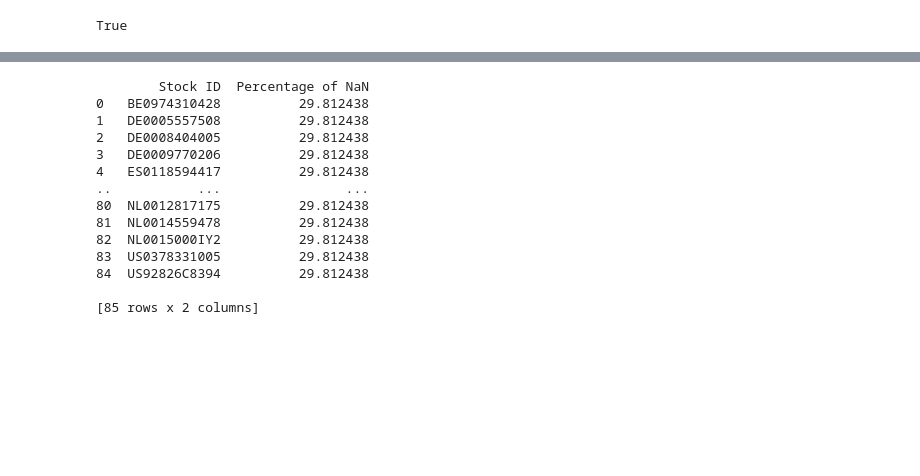
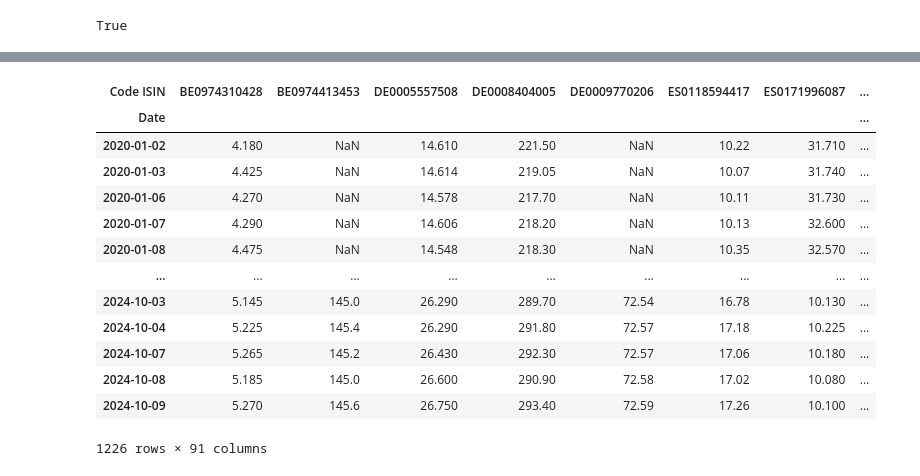
Before and after one commit to houssem026/Portfolio-Optimization, a Jupyter notebook: Risk_Return_Portfolio.ipynb, the cells around one changed output, grey strips where cells are left out. Drawn from its saved outputs; the diff is of its cells as text; code cells hidden in the pictures; blank space fills up the shorter version.

```diff
--- a/Risk_Return_Portfolio.ipynb
+++ b/Risk_Return_Portfolio.ipynb
@@ -29,10 +55,3 @@ check_unique_devise_per_stock(stocksPrices)
 # %% [output]
 Each stock uses a unique devise for pricing.
 True
-# %%
-# Sort the DataFrame by stock and date to ensure correct order
-stocksPrices = stocksPrices.sort_values(by=['Code ISIN', 'Date'])
-
-# Calculate the daily return
-stocksPrices['daily_return'] = stocksPrices.groupby('Code ISIN')['Cours'].apply(
-    lambda x: (x - x.shift(1)).where(x != 0, 0)/x.where(x != 0, 1) * 100).reset_index(level=0, drop=True)
@@ -121,10 +83,12 @@ Stock US92826C8394 has gaps in its date range.
 # %%
 # Generate a full date range
+start_date = pd.to_datetime("2020-01-01")
+end_date = stocksPrices["Date"].max()
 all_dates = pd.date_range(start=start_date, end=end_date)
 
 # Pivot the DataFrame
 pivoted_stocksPrices = (
-    filtered_stocksPrices.pivot(index='Date', columns='Code ISIN', values='Cours')  # Pivot to wide format
+    stocksPrices.pivot(index='Date', columns='Code ISIN', values='Cours')  # Pivot to wide format
     .reindex(all_dates)  # Reindex to include all dates
 )
 
@@ -150,25 +97,30 @@ pivoted_stocksPrices
-# %%
-# Calculate the percentage of NaN values in each column
-nan_percentage = pivoted_stocksPrices.isna().mean() * 100
-
-# Convert the result to a DataFrame for better readability
-nan_percentage_df = nan_percentage.reset_index()
-nan_percentage_df.columns = ['Stock ID', 'Percentage of NaN']
-
-# Print the result
-print(nan_percentage_df)
-# %% [output]
-        Stock ID  Percentage of NaN
-0   BE0974310428          29.812438
-1   DE0005557508          29.812438
-2   DE0008404005          29.812438
-3   DE0009770206          29.812438
-4   ES0118594417          29.812438
-..           ...                ...
-80  NL0012817175          29.812438
-81  NL0014559478          29.812438
-82  NL0015000IY2          29.812438
-83  US0378331005          29.812438
-84  US92826C8394          29.812438
-
-[85 rows x 2 columns]
+# %%
+#function to eliminate empty rows in a dataset
+def EmptyRowsElimination(dfAssetPrices):
+
+    # read dataset and extract its dimensions
+    [Rows, Columns] = dfAssetPrices.shape
+    dFrame = dfAssetPrices.iloc[0:Rows, 0:Columns]
+
+    # call dropna method from Pandas
+    dFClean = dFrame.dropna(axis =0, how ='all')
+    return dFClean
+
+cleanStocksPrices = EmptyRowsElimination(pivoted_stocksPrices)
+# %%
+cleanStocksPrices
+# %% [output]
+| Code ISIN | BE0974310428 | BE0974413453 | DE0005557508 | DE0008404005 | DE0009770206 | ES0118594417 | ES0171996087 | ... |
+| Date |  |  |  |  |  |  |  | ... |
+| 2020-01-02 | 4.180 | NaN | 14.610 | 221.50 | NaN | 10.22 | 31.710 | ... |
+| 2020-01-03 | 4.425 | NaN | 14.614 | 219.05 | NaN | 10.07 | 31.740 | ... |
+| 2020-01-06 | 4.270 | NaN | 14.578 | 217.70 | NaN | 10.11 | 31.730 | ... |
+| 2020-01-07 | 4.290 | NaN | 14.606 | 218.20 | NaN | 10.13 | 32.600 | ... |
+| 2020-01-08 | 4.475 | NaN | 14.548 | 218.30 | NaN | 10.35 | 32.570 | ... |
+| ... | ... | ... | ... | ... | ... | ... | ... | ... |
+| 2024-10-03 | 5.145 | 145.0 | 26.290 | 289.70 | 72.54 | 16.78 | 10.130 | ... |
+| 2024-10-04 | 5.225 | 145.4 | 26.290 | 291.80 | 72.57 | 17.18 | 10.225 | ... |
+| 2024-10-07 | 5.265 | 145.2 | 26.430 | 292.30 | 72.57 | 17.06 | 10.180 | ... |
+| 2024-10-08 | 5.185 | 145.0 | 26.600 | 290.90 | 72.58 | 17.02 | 10.080 | ... |
+| 2024-10-09 | 5.270 | 145.6 | 26.750 | 293.40 | 72.59 | 17.26 | 10.100 | ... |
+1226 rows × 91 columns
```
Also changed, not shown: parts of 24 cells of this notebook, 1 other file.
